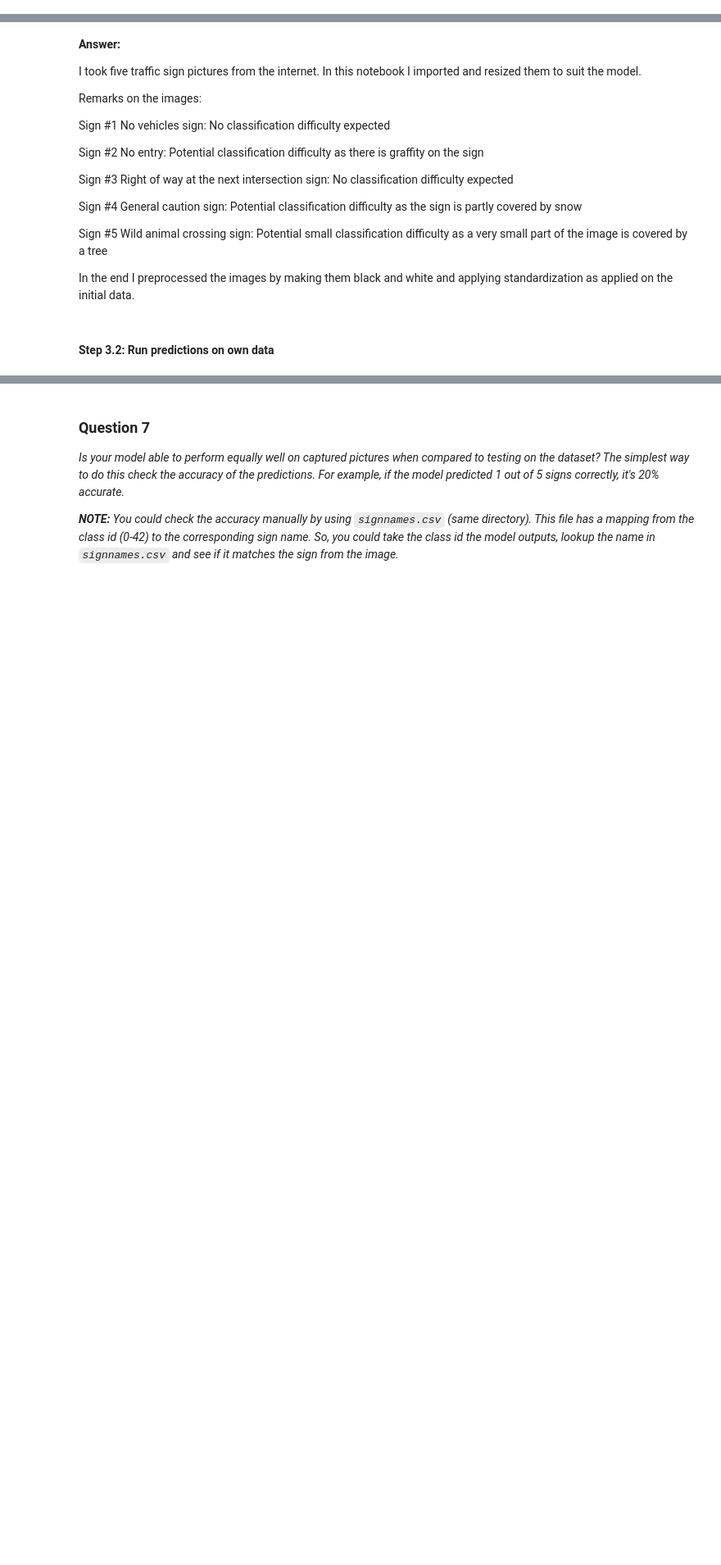
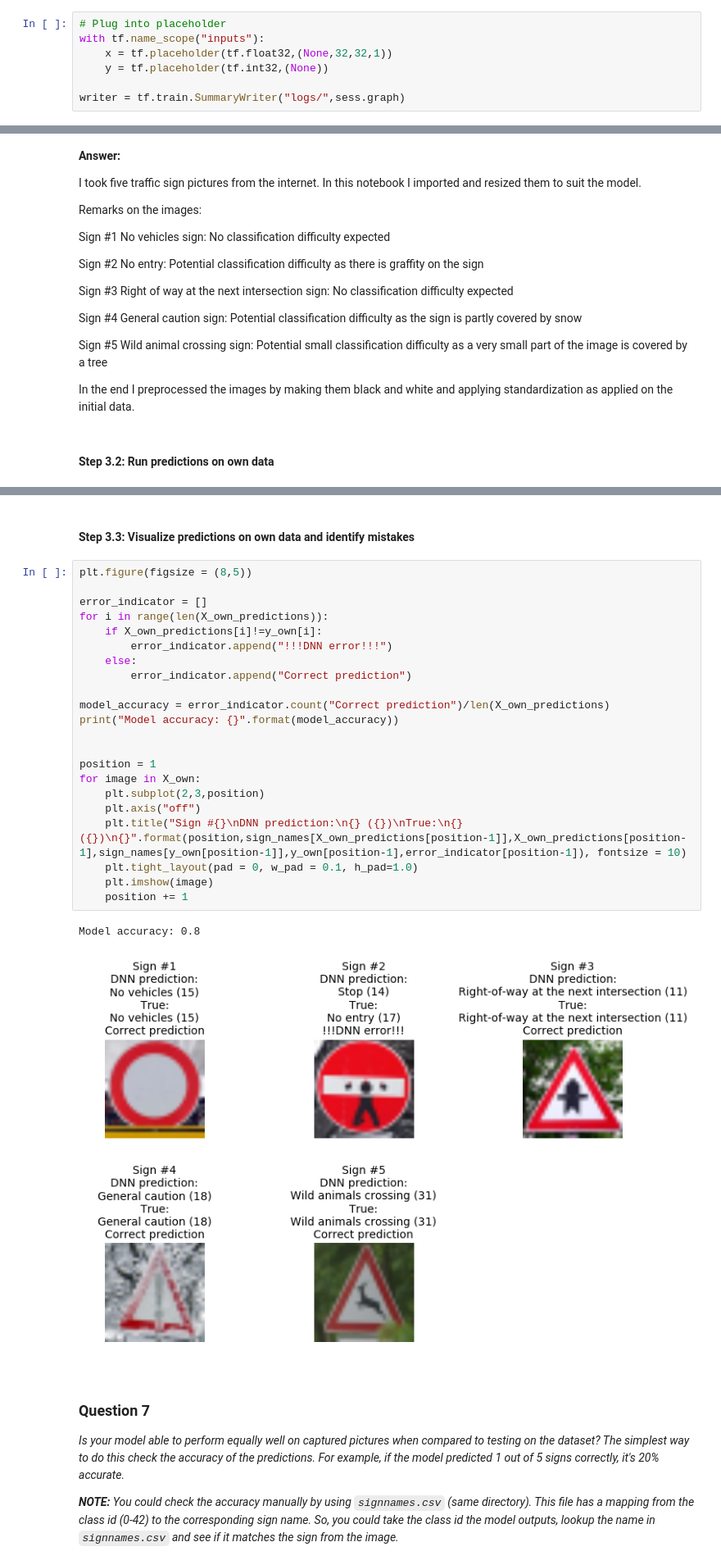
Before and after one commit to Wolfgang90/trafficSignClassifier, a Jupyter notebook: Traffic_Sign_Classifier.ipynb, the cells around one changed output, grey strips where cells are left out. Shown at 82% size. Cells and saved outputs as stored; diff of their text form; blank space fills up the shorter version.

```diff
--- a/Traffic_Sign_Classifier.ipynb
+++ b/Traffic_Sign_Classifier.ipynb
@@ -379,6 +379,13 @@ def evaluate(X_data, y_data):
         accuracy = sess.run(accuracy_operation, feed_dict={x: batch_x, y: batch_y,keep_prob:dropout_keep_prob_eval})
         total_accuracy += (accuracy * len(batch_x))
     return total_accuracy / num_examples
+# %%
+# Plug into placeholder
+with tf.name_scope("inputs"):
+    x = tf.placeholder(tf.float32,(None,32,32,1))
+    y = tf.placeholder(tf.int32,(None))
+
+writer = tf.train.SummaryWriter("logs/",sess.graph)
 # %% [markdown]
 ### Question 3
 
@@ -600,3 +613,30 @@ with tf.Session() as sess:
+# %% [markdown]
+#### Step 3.3: Visualize predictions on own data and identify mistakes
+# %%
+plt.figure(figsize = (8,5))
+
+error_indicator = []
+for i in range(len(X_own_predictions)):
+    if X_own_predictions[i]!=y_own[i]:
+        error_indicator.append("!!!DNN error!!!")
+    else:
+        error_indicator.append("Correct prediction")
+
+model_accuracy = error_indicator.count("Correct prediction")/len(X_own_predictions)
+print("Model accuracy: {}".format(model_accuracy))
+
+
+position = 1
+for image in X_own:
+    plt.subplot(2,3,position)
+    plt.axis("off")
+    plt.title("Sign #{}\nDNN prediction:\n{} ({})\nTrue:\n{} ({})\n{}".format(position,sign_names[X_own_predictions[position-1]],X_own_predictions[position-1],sign_names[y_own[position-1]],y_own[position-1],error_indicator[position-1]), fontsize = 10)
+    plt.tight_layout(pad = 0, w_pad = 0.1, h_pad=1.0)
+    plt.imshow(image)
+    position += 1
+# %% [output]
+Model accuracy: 0.8
+[figure, added]
 # %% [markdown]
 ### Question 7
 
```
Also changed, not shown: parts of 10 cells of this notebook.
